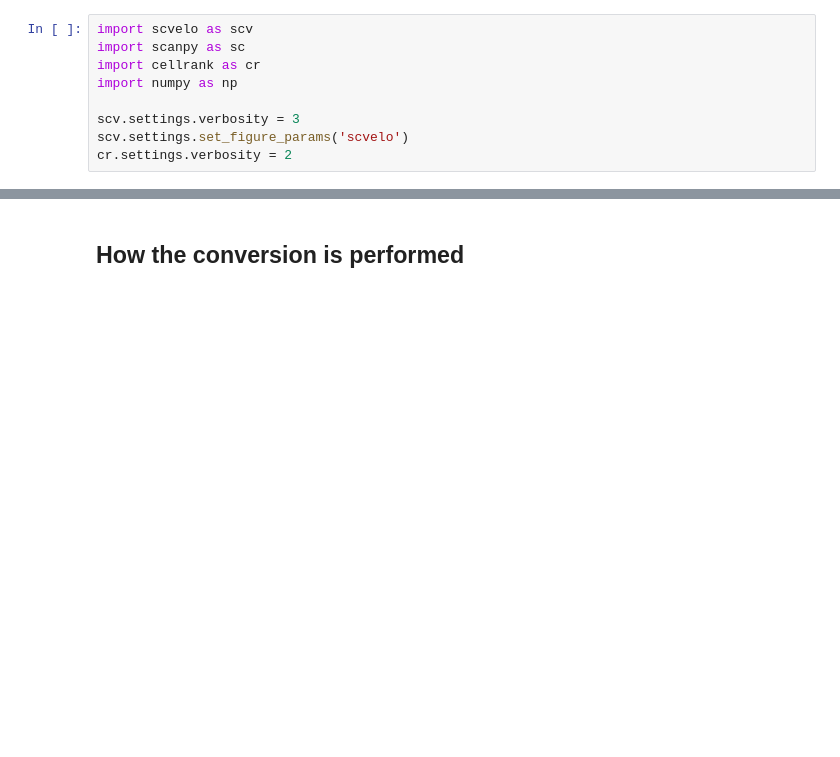
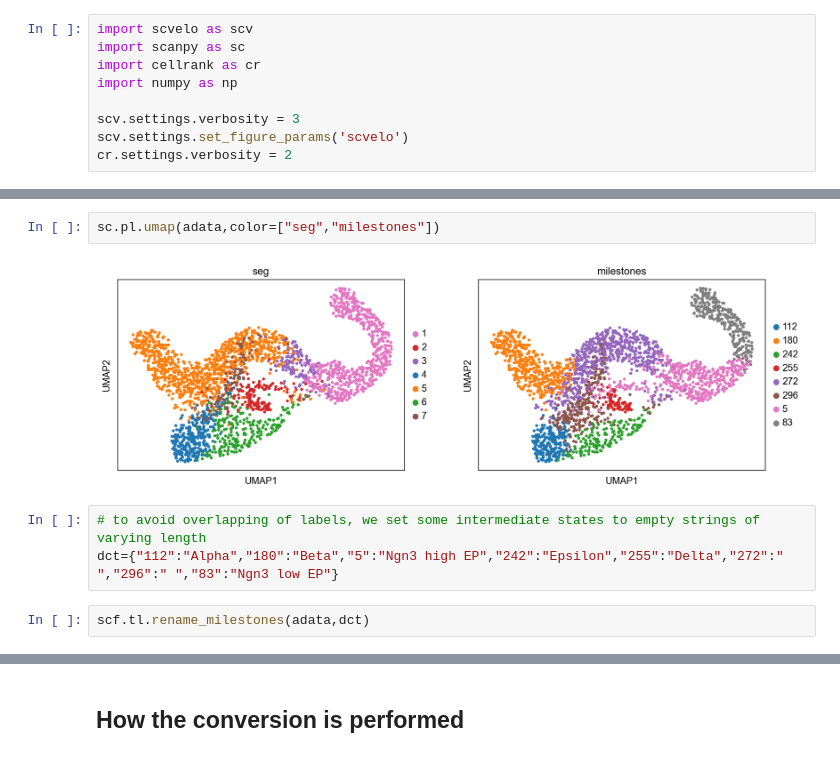
Before and after one commit to LouisFaure/scFates_notebooks, a Jupyter notebook: Conversion_from_CellRank_pipeline.ipynb, the cells around one changed output, grey strips where cells are left out. Cells and saved outputs as stored; diff of their text form; blank space fills up the shorter version.

```diff
--- a/Conversion_from_CellRank_pipeline.ipynb
+++ b/Conversion_from_CellRank_pipeline.ipynb
@@ -104,0 +178,9 @@ Adding `adata.obsm['to_terminal_states']`
+# %%
+sc.pl.umap(adata,color=["seg","milestones"])
+# %% [output]
+[figure, added]
+# %%
+# to avoid overlapping of labels, we set some intermediate states to empty strings of varying length
+dct={"112":"Alpha","180":"Beta","5":"Ngn3 high EP","242":"Epsilon","255":"Delta","272":"  ","296":" ","83":"Ngn3 low EP"}
+# %%
+scf.tl.rename_milestones(adata,dct)
```
Also changed, not shown: parts of 53 cells of this notebook.
